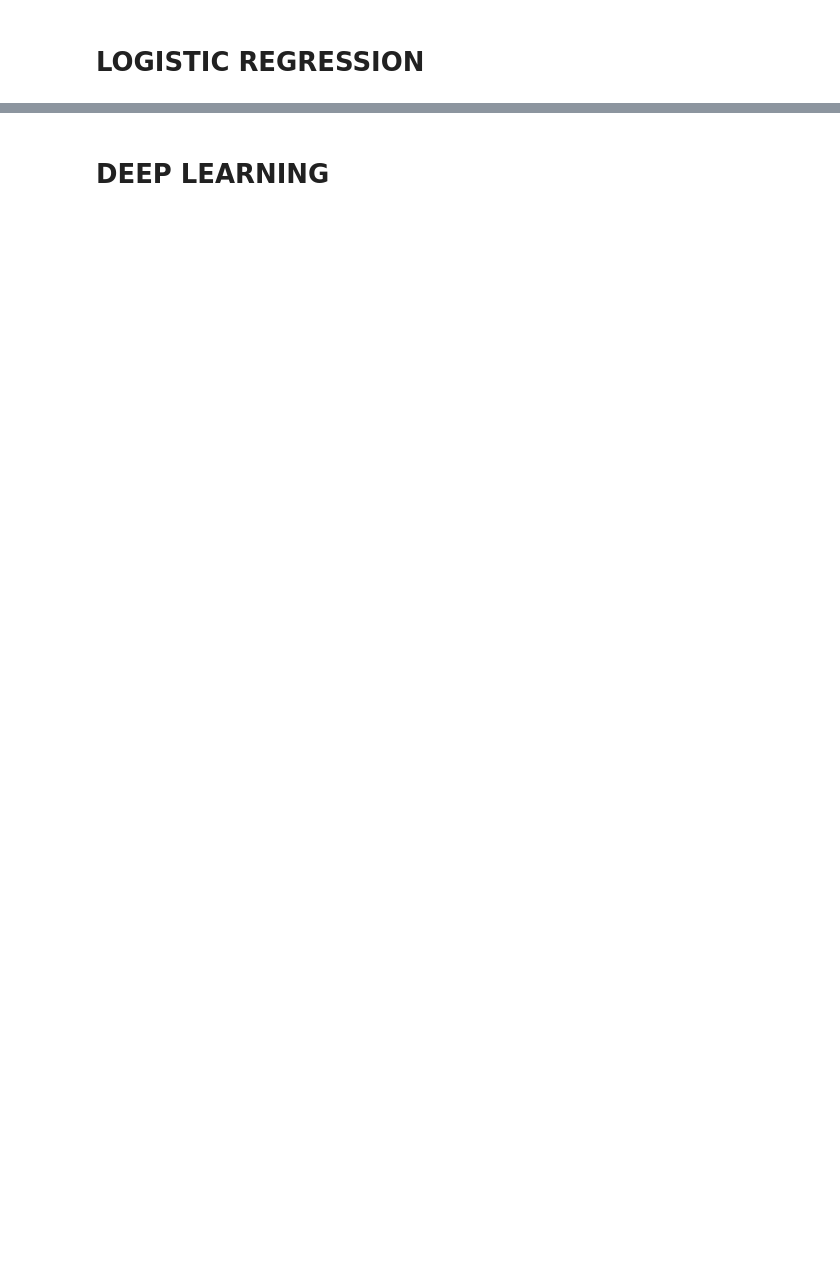
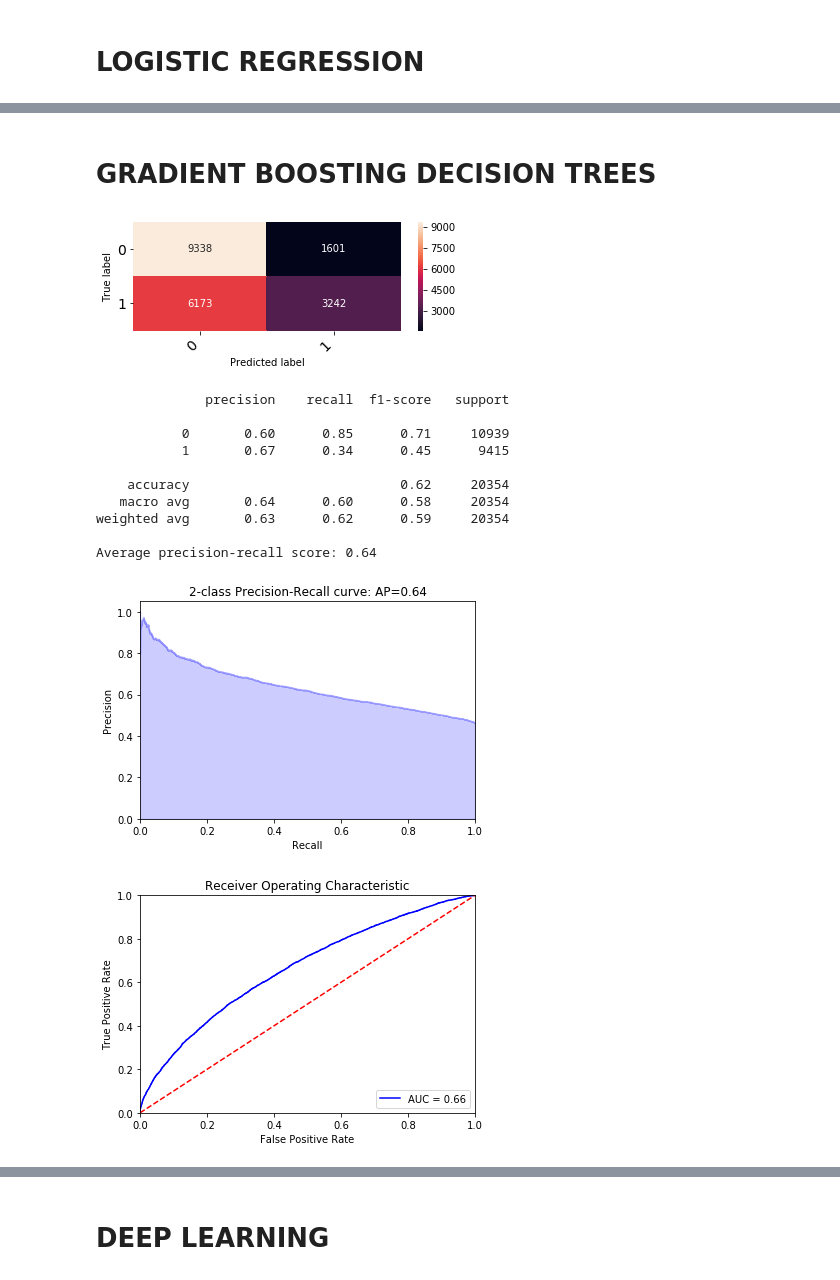
Before and after one commit to surya-kanoria/Diabetes-Patient-Readmission, a Jupyter notebook: Prediction.ipynb, the cells around one changed output, grey strips where cells are left out. Drawn from its saved outputs; the diff is of its cells as text; code cells hidden in the pictures; blank space fills up the shorter version.

```diff
--- a/Prediction.ipynb
+++ b/Prediction.ipynb
@@ -274,9 +275,9 @@ class FeatureEngineeringForTrees:
             "num_lab_procedures":False,
             "num_procedures":False,
             "num_medications":False,
-            "number_outpatient":True,
-            "number_emergency":True,
-            "number_inpatient":True,
+            "number_outpatient":False,
+            "number_emergency":False,
+            "number_inpatient":False,
             "diag_1":True,
             "diag_2":True,
             "diag_3":True,
@@ -519,0 +535,27 @@ shap.summary_plot(lr_shap_values,encoded_test_data)
+# %% [markdown]
+GRADIENT BOOSTING DECISION TREES
+==============================
+# %%
+feature_engineering = FeatureEngineeringForTrees()
+encoded_training_data = feature_engineering.fit_transform(X_train,y_train)
+gbdt = GradientBoostingClassifier()
+gbdt.fit(encoded_training_data,y_train)
+encoded_test_data = feature_engineering.transform(X_test)
+generate_results(gbdt,encoded_test_data,y_test)
+gbdt_explainer = shap.TreeExplainer(gbdt)
+gbdt_shap_values = gbdt_explainer.shap_values(encoded_test_data,y_test)
+shap.summary_plot(gbdt_shap_values,encoded_test_data,list(feature_engineering.index_feature_map.values()))
+# %% [output]
+[figure, added]
+              precision    recall  f1-score   support
+
+           0       0.60      0.85      0.71     10939
+           1       0.67      0.34      0.45      9415
+
+    accuracy                           0.62     20354
+   macro avg       0.64      0.60      0.58     20354
+weighted avg       0.63      0.62      0.59     20354
+
+Average precision-recall score: 0.64
+[figure, added]
+[figure, added]
```
Also changed, not shown: parts of 12 cells of this notebook.
